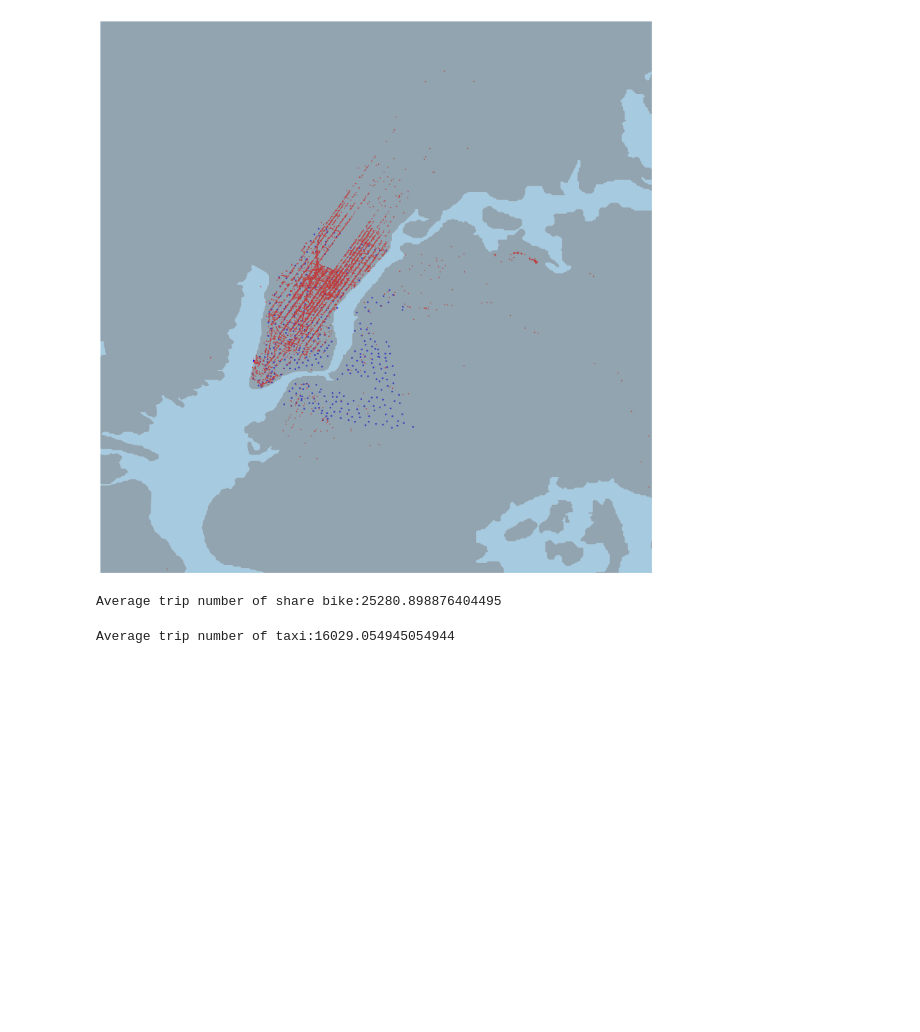
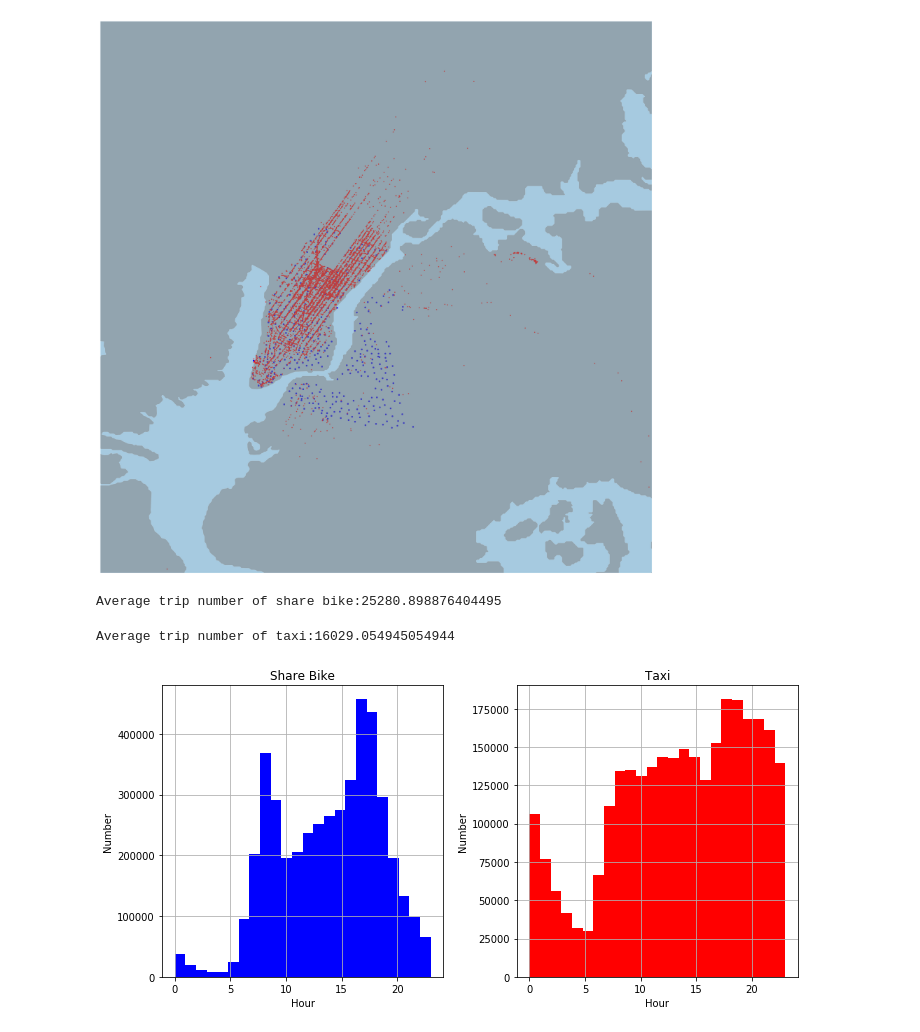
Before and after one commit to liuyuhanalex/Taxi-duration, a Jupyter notebook: BikeShare.ipynb, the cells around one changed output. Cells and saved outputs as stored; diff of their text form; code cells hidden in the pictures; blank space fills up the shorter version.

```diff
--- a/BikeShare.ipynb
+++ b/BikeShare.ipynb
@@ -124,3 +125,18 @@ average_num_taxi = taxi_df['id'].count()/len(dif_day_taxi)
 print("Average trip number of taxi:" + str(average_num_taxi))
 # %% [output]
 Average trip number of taxi:16029.054945054944
+# %%
+fig,axes = plt.subplots(figsize=(10,5),nrows=1,ncols=2)
+hour_bike = pd.Series(each.hour for each in df['pickup_datetime'])
+hour_taxi = pd.Series(each.hour for each in taxi_df['pickup_datetime'])
+axes[0].hist(hour_bike,bins=24,color='b')
+axes[0].set_title('Share Bike')
+axes[1].hist(hour_taxi,bins=24,color='r')
+axes[1].set_title('Taxi')
+for each in axes:
+    each.grid(True)
+    each.set_xlabel('Hour')
+    each.set_ylabel('Number')
+plt.tight_layout()
+# %% [output]
+[figure, added]
```
Also changed, not shown: parts of 3 cells of this notebook.
